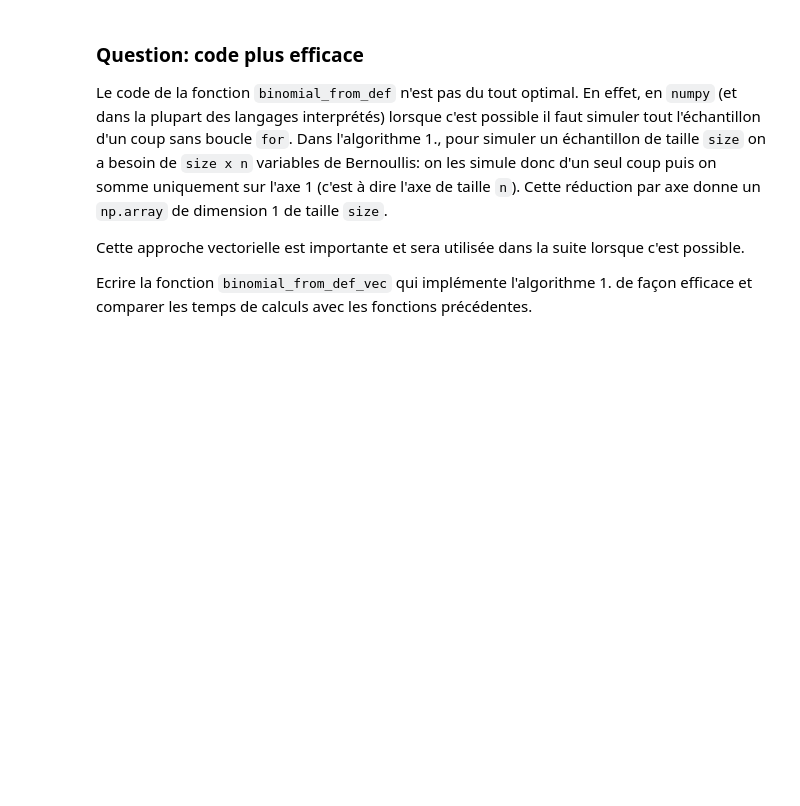
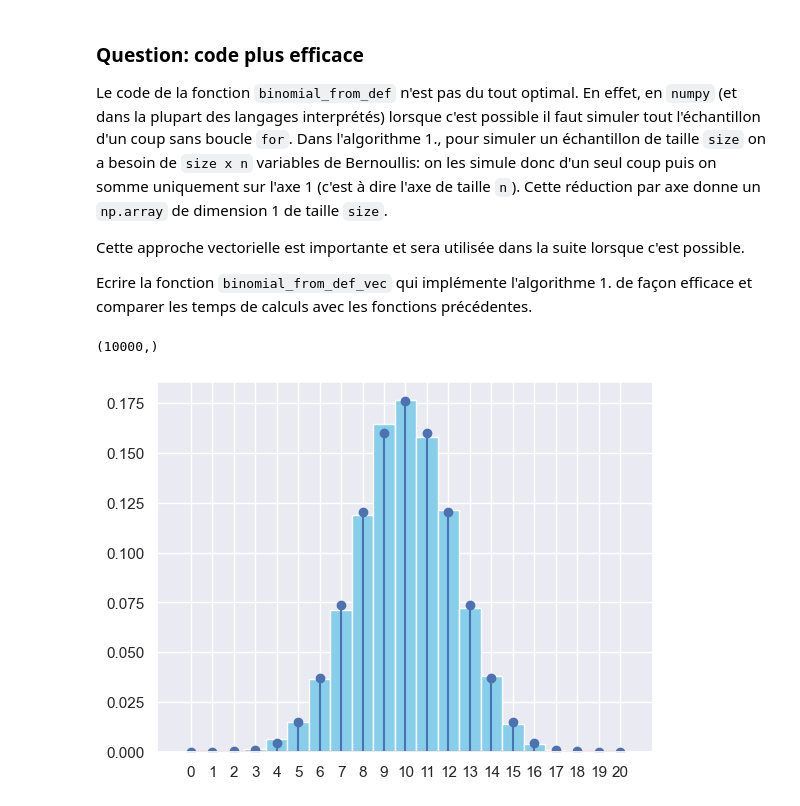
Before and after one commit to PolTibau/Probabilit-s-num-riques, a Jupyter notebook: TP/TP1 Sujet.ipynb, the cells around one changed output. Saved outputs shown, nothing was run; the diff lists cells and outputs as text; code cells hidden in the pictures; blank space fills up the shorter version.

```diff
--- a/TP/TP1 Sujet.ipynb
+++ b/TP/TP1 Sujet.ipynb
@@ -357,3 +380,23 @@ Le code de la fonction `binomial_from_def` n'est pas du tout optimal. En effet,
 Cette approche vectorielle est importante et sera utilisée dans la suite lorsque c'est possible.
 
 Ecrire la fonction `binomial_from_def_vec` qui implémente l'algorithme 1. de façon efficace et comparer les temps de calculs avec les fonctions précédentes.
+# %%
+def binomial_from_def_vec(size,n,p):
+    B = stats.bernoulli.rvs(p, size=(size,n))
+    Bin = np.sum(B,axis=1)
+    return Bin
+
+n=20
+p=0.5
+size=10000
+S = binomial_from_def_vec(size,n,p)
+
+
+fig, ax = plt.subplots()
+ax.hist(S, np.arange(-0.5, n+1.5, 1), density=True, color='skyblue')
+ax.stem(np.arange(n+1), stats.binom.pmf(np.arange(n+1),n,p))
+plt.xticks(np.arange(n+1))
+plt.show()
+# %% [output]
+(10000,)
+[figure, added]
```
Also changed, not shown: parts of 10 cells of this notebook.
